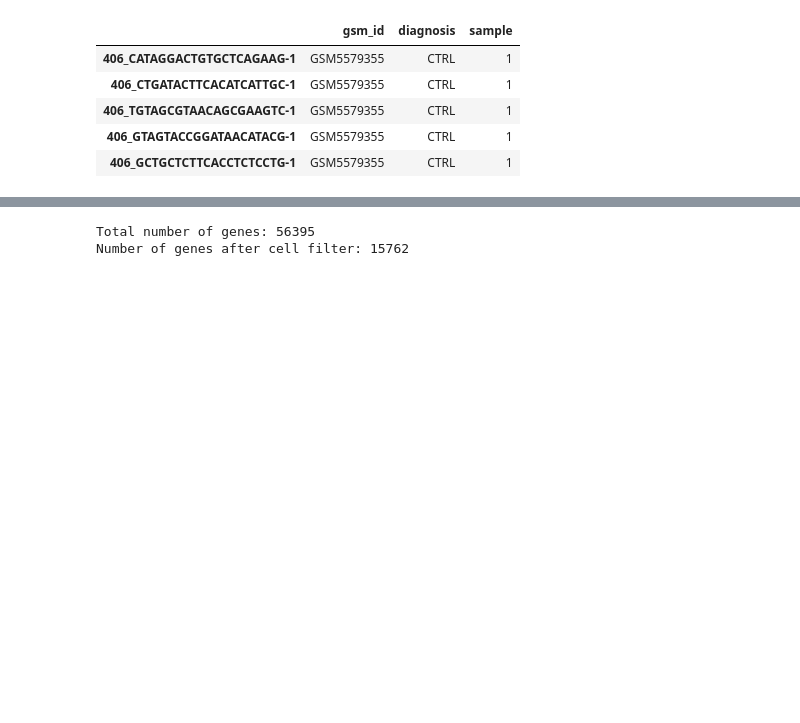
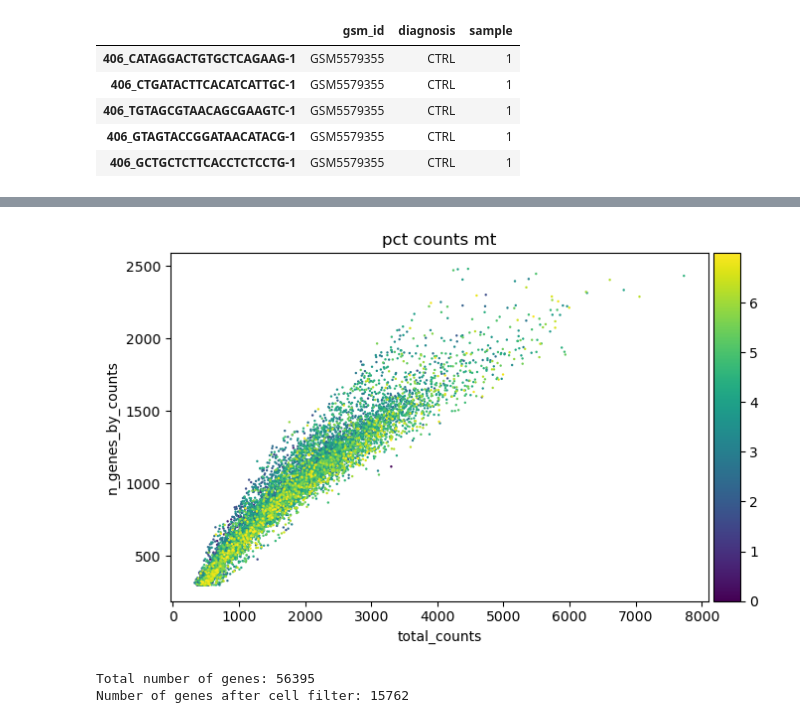
Before and after one commit to zeinabbh/M10, a Jupyter notebook: dataset2_preprocessing.ipynb, the cells around one changed output, grey strips where cells are left out. Cells and saved outputs as stored; diff of their text form; code cells hidden in the pictures; blank space fills up the shorter version.

```diff
--- a/dataset2_preprocessing.ipynb
+++ b/dataset2_preprocessing.ipynb
@@ -193,3 +214,7 @@ display(adata.obs.head())
+# %%
+p1 = sc.pl.scatter(adata, "total_counts", "n_genes_by_counts", color="pct_counts_mt")
+# %% [output]
+[figure, added]
 # %%
 # Filter out genes not detected in at least 20 cells (not informative)
 
```
Also changed, not shown: parts of 4 cells of this notebook, 2 other files.
